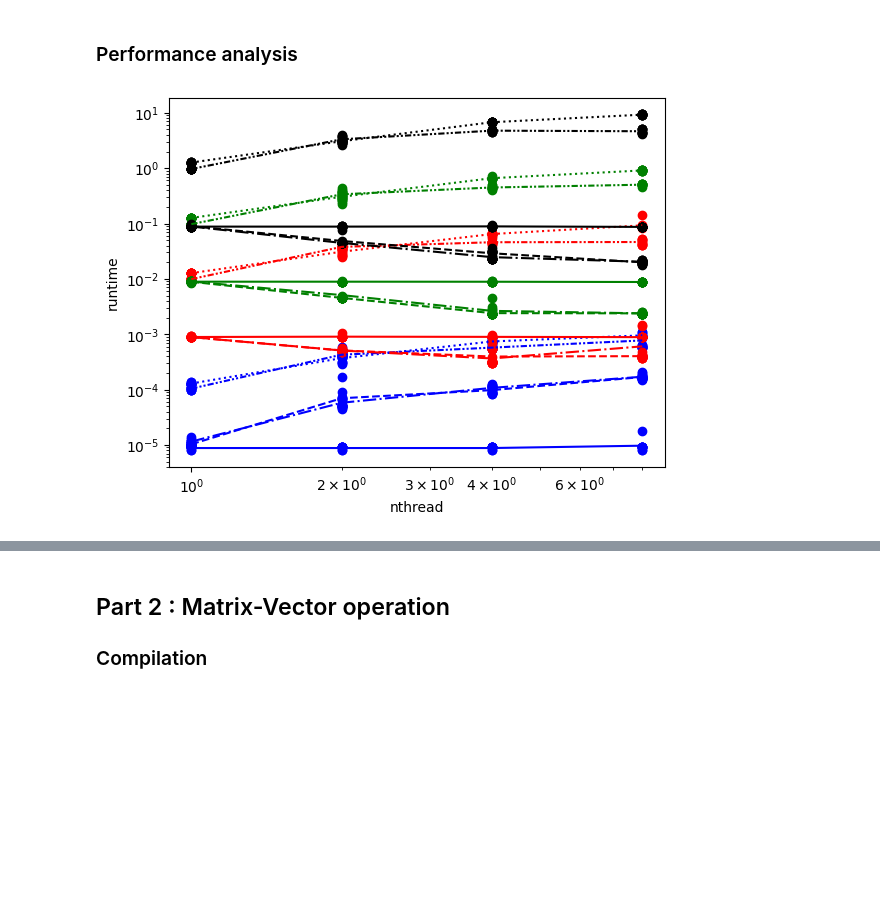
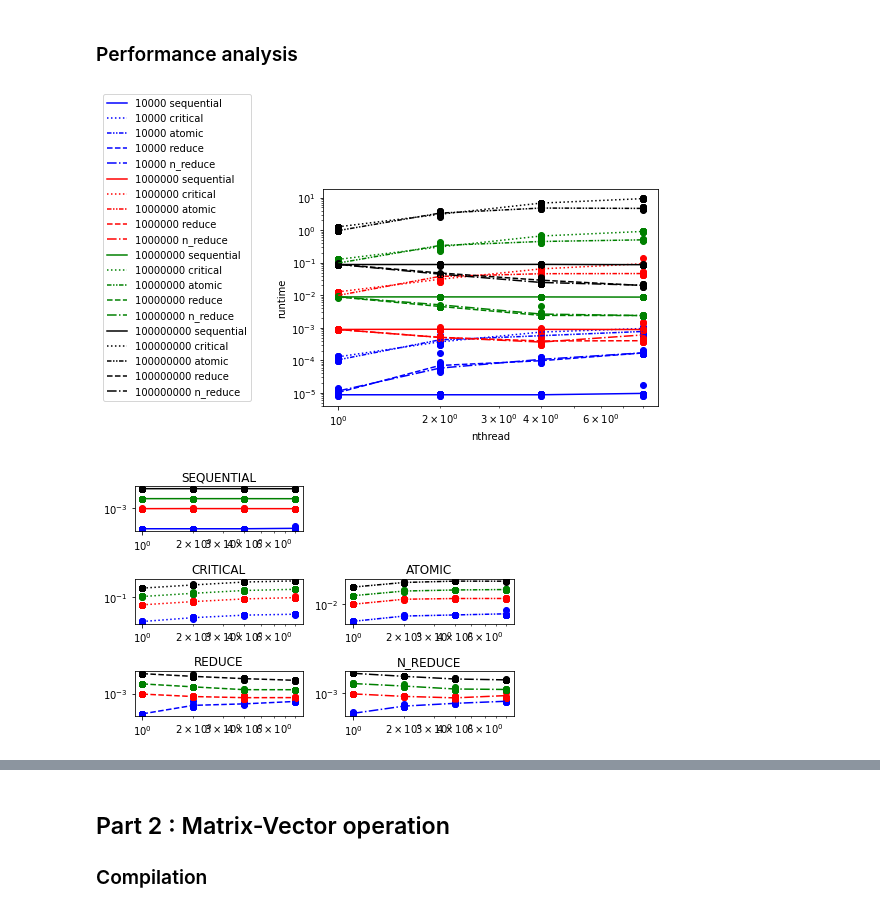
Before and after one commit to CyrilGomes/TP_OPENMP, a Jupyter notebook: src/openmp_tp.ipynb, the cells around one changed output, grey strips where cells are left out. Saved outputs shown, nothing was run; the diff lists cells and outputs as text; code cells hidden in the pictures; blank space fills up the shorter version.

Commit message:
some plots

```diff
--- a/src/openmp_tp.ipynb
+++ b/src/openmp_tp.ipynb
@@ -56,11 +64,5 @@ for nsteps in num_steps:
 # %%
-import matplotlib.pyplot as plt
-import numpy as np
-from numpy import genfromtxt
 
-import pandas as pd
-
-import warnings
 warnings.filterwarnings('ignore')
 
 df = pd.read_csv('stats_part1.csv',header=0,names=['version','nthread','num_steps','runtime'],dtype={
@@ -97,35 +99,101 @@ for num_steps in df['num_steps'].drop_duplicates():
     df_plot = df[(df['num_steps'] == int(num_steps))]
     df_plot = df_plot[df_plot['version'] == "atomic"]
 
     mean_stats = df_plot.groupby(['num_steps','version','nthread']).mean().reset_index()
 
     plt.plot(mean_stats['nthread'], mean_stats['runtime'],linestyle=(0, (3, 1, 1, 1, 1, 1)),color=color_num_steps[num_steps], label=f'{num_steps} atomic')
     plt.yscale('log')
     plt.xscale('log')
     plt.scatter(df_plot['nthread'], df_plot['runtime'],color=color_num_steps[num_steps], label=None)
 
     df_plot = df[(df['num_steps'] == num_steps) & (df['version'] == "reduce")]
     mean_stats = df_plot.groupby(['num_steps','version','nthread']).mean().reset_index()
     plt.plot(mean_stats['nthread'], mean_stats['runtime'],linestyle="dashed",color=color_num_steps[num_steps], label= f'{num_steps} reduce')
     plt.yscale('log')
     plt.xscale('log')
     plt.scatter(df_plot['nthread'], df_plot['runtime'],color=color_num_steps[num_steps], label=None)
 
 
     df_plot = df[(df['num_steps'] == num_steps) & (df['version'] == "n_reduce")]
     mean_stats = df_plot.groupby(['num_steps','version','nthread']).mean().reset_index()
     plt.plot(mean_stats['nthread'], mean_stats['runtime'],linestyle="dashdot",color=color_num_steps[num_steps], label=f'{num_steps} n_reduce')
     plt.yscale('log')
     plt.xscale('log')
     plt.scatter(df_plot['nthread'], df_plot['runtime'],color=color_num_steps[num_steps], label=None)
 
 plt.xlabel('nthread')
 plt.ylabel('runtime')
 
-plt.legend()
+plt.legend(loc='lower right', bbox_to_anchor=(-0.2, 0))
 plt.show()
+
+fig = plt.figure()
+
+ax1 = plt.subplot(321)
+ax2 = plt.subplot(323)
+ax3 = plt.subplot(324)
+ax4 = plt.subplot(325)
+ax5 = plt.subplot(326)
+
+
+for num_steps in df['num_steps'].drop_duplicates():
+    df_plot = df[(df['num_steps'] == int(num_steps))]
+    df_plot = df_plot[df_plot['version'] == "sequential"]
+
+    mean_stats = df_plot.groupby(['num_steps','version','nthread']).mean().reset_index()
+    ax1.set_xscale('log')
+    ax1.set_yscale('log')
+
+    ax1.plot(mean_stats['nthread'], mean_stats['runtime'],linestyle="solid",color=color_num_steps[num_steps], label=f'{num_steps} sequential')
+
+    ax1.scatter(df_plot['nthread'], df_plot['runtime'],color=color_num_steps[num_steps], label=None)
+    ax1.set_title('SEQUENTIAL')
+for num_steps in df['num_steps'].drop_duplicates():
+    df_plot = df[(df['num_steps'] == int(num_steps))]
+    df_plot = df_plot[df_plot['version'] == "critical"]
+
+    mean_stats = df_plot.groupby(['num_steps','version','nthread']).mean().reset_index()
+    ax2.set_xscale('log')
+    ax2.set_yscale('log')
+    ax2.plot(mean_stats['nthread'], mean_stats['runtime'],linestyle="dotted",color=color_num_steps[num_steps], label=f'{num_steps} critical')
+
+    ax2.scatter(df_plot['nthread'], df_plot['runtime'],color=color_num_steps[num_steps], label=None)
+    ax2.set_title('CRITICAL')
+
+for num_steps in df['num_steps'].drop_duplicates():
+    df_plot = df[(df['num_steps'] == int(num_steps))]
+    df_plot = df_plot[df_plot['version'] == "atomic"]
+
+    mean_stats = df_plot.groupby(['num_steps','version','nthread']).mean().reset_index()
+    ax3.set_xscale('log')
+    ax3.set_yscale('log')
+    ax3.plot(mean_stats['nthread'], mean_stats['runtime'],linestyle=(0, (3, 1, 1, 1, 1, 1)),color=color_num_steps[num_steps], label=f'{num_steps} atomic')
+    ax3.scatter(df_plot['nthread'], df_plot['runtime'],color=color_num_steps[num_steps], label=None)
+    ax3.set_title('ATOMIC')
+
+for num_steps in df['num_steps'].drop_duplicates():
+    df_plot = df[(df['num_steps'] == num_steps) & (df['version'] == "reduce")]
+    mean_stats = df_plot.groupby(['num_steps','version','nthread']).mean().reset_index()
+    ax4.set_xscale('log')
+    ax4.set_yscale('log')
+    ax4.plot(mean_stats['nthread'], mean_stats['runtime'],linestyle="dashed",color=color_num_steps[num_steps], label= f'{num_steps} reduce')
+    ax4.scatter(df_plot['nthread'], df_plot['runtime'],color=color_num_steps[num_steps], label=None)
+    ax4.set_title('REDUCE')
+
+for num_steps in df['num_steps'].drop_duplicates():
+    df_plot = df[(df['num_steps'] == num_steps) & (df['version'] == "n_reduce")]
+    mean_stats = df_plot.groupby(['num_steps','version','nthread']).mean().reset_index()
+    ax5.set_xscale('log')
+    ax5.set_yscale('log')
+    ax5.plot(mean_stats['nthread'], mean_stats['runtime'],linestyle="dashdot",color=color_num_steps[num_steps], label=f'{num_steps} n_reduce')
+    ax5.scatter(df_plot['nthread'], df_plot['runtime'],color=color_num_steps[num_steps], label=None)
+    ax5.set_title('N_REDUCE')
+
+plt.tight_layout()
+plt.show()
 # %% [output]
-[figure, old version]
+[figure, new version]
+[figure, added]
 # %% [markdown]
 ### Discussion
 
```
Also changed, not shown: parts of 6 cells of this notebook, 10 other files.
